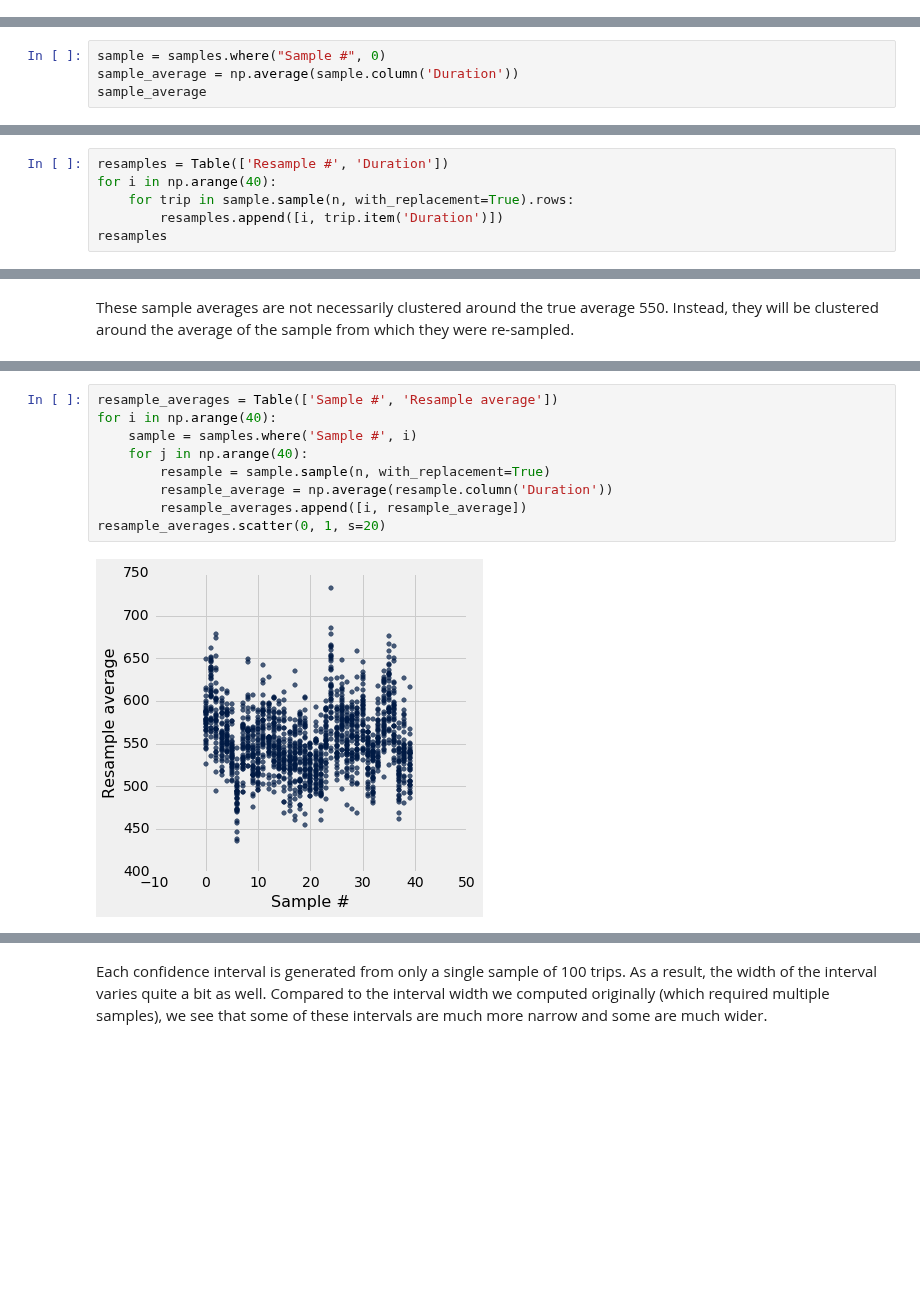
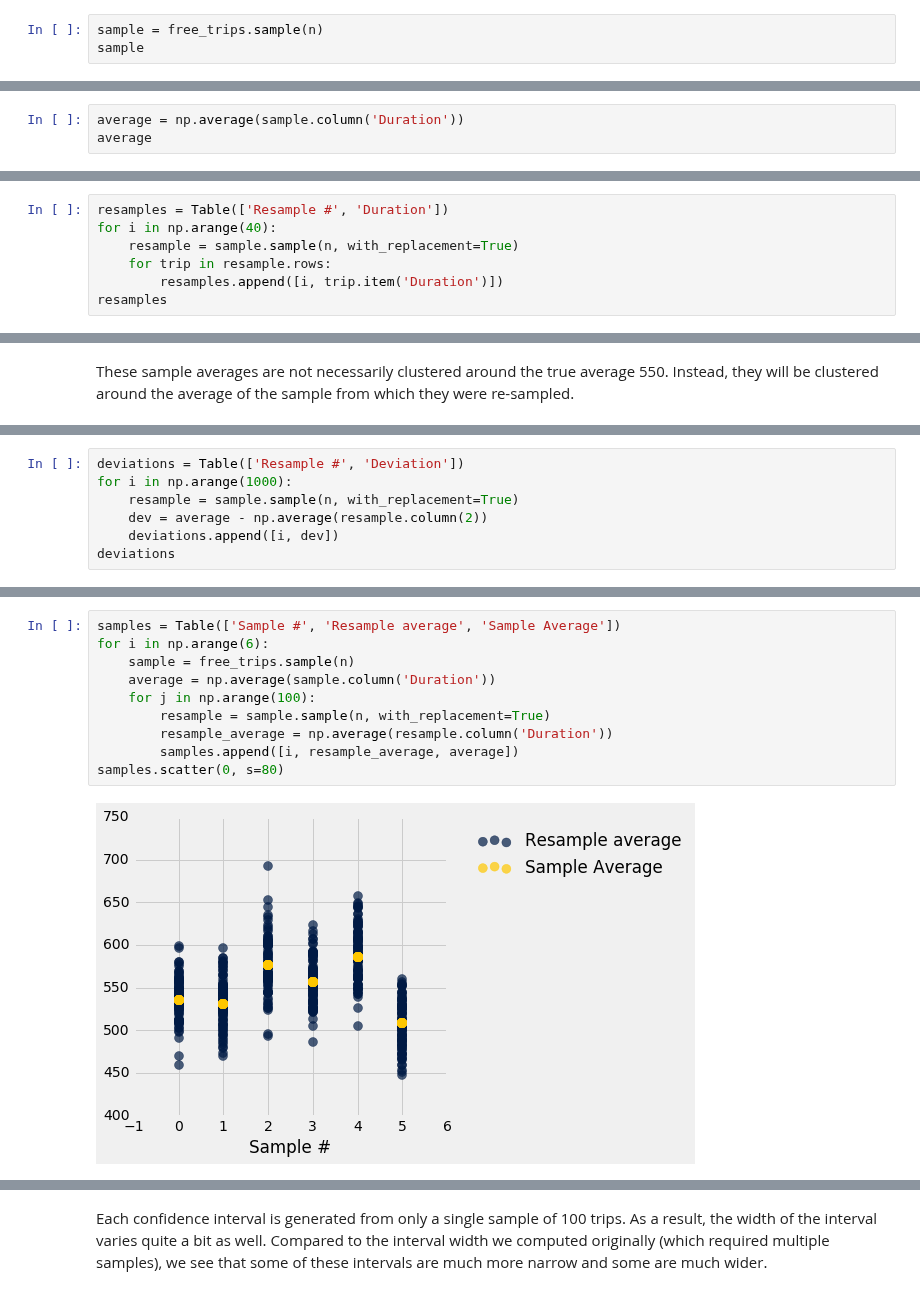
Before and after one commit to data-8/textbook, a Jupyter notebook: notebooks/Confidence.ipynb, the cells around one changed output, grey strips where cells are left out. Cells and saved outputs as stored; diff of their text form; blank space fills up the shorter version.

```diff
--- a/notebooks/Confidence.ipynb
+++ b/notebooks/Confidence.ipynb
@@ -131,3 +165,6 @@ There are many different ways to compute a confidence interval. The challenge in
 ### Resampling from a Sample
 
 Even though we happen to have the whole population of `free_trips`, let's imagine for a moment that we have only a single 100-trip sample from this population. That sample has 100 durations. Our goal now is to learn what we can about the population using just this sample.
+# %%
+sample = free_trips.sample(n)
+sample
@@ -134,5 +184,4 @@ Even though we happen to have the whole population of `free_trips`, let's imagin
 # %%
-sample = samples.where("Sample #", 0)
-sample_average = np.average(sample.column('Duration'))
-sample_average
+average = np.average(sample.column('Duration'))
+average
 # %% [output]
@@ -142,7 +191,8 @@ A technique called *bootstrap resampling* uses the variability of the sample as
 # %%
 resamples = Table(['Resample #', 'Duration'])
 for i in np.arange(40):
-    for trip in sample.sample(n, with_replacement=True).rows:
+    resample = sample.sample(n, with_replacement=True)
+    for trip in resample.rows:
         resamples.append([i, trip.item('Duration')])
 resamples
 # %% [output]
@@ -188,0 +231,7 @@ Another 95% confidence interval: 577.79 +/- 47.88
+# %%
+deviations = Table(['Resample #', 'Deviation'])
+for i in np.arange(1000):
+    resample = sample.sample(n, with_replacement=True)
+    dev = average - np.average(resample.column(2))
+    deviations.append([i, dev])
+deviations
@@ -195,12 +316,13 @@ Before measuring the accuracy of our technique, we can visualize the result of r
 # %%
-resample_averages = Table(['Sample #', 'Resample average'])
-for i in np.arange(40):
-    sample = samples.where('Sample #', i)
-    for j in np.arange(40):
+samples = Table(['Sample #', 'Resample average', 'Sample Average'])
+for i in np.arange(6):
+    sample = free_trips.sample(n)
+    average = np.average(sample.column('Duration'))
+    for j in np.arange(100):
         resample = sample.sample(n, with_replacement=True)
         resample_average = np.average(resample.column('Duration'))
-        resample_averages.append([i, resample_average])
-resample_averages.scatter(0, 1, s=20)
+        samples.append([i, resample_average, average])
+samples.scatter(0, s=80)
 # %% [output]
-[figure, old version]
+[figure, new version]
 # %% [markdown]
```
Also changed, not shown: parts of 55 cells of this notebook, 3 other files.
